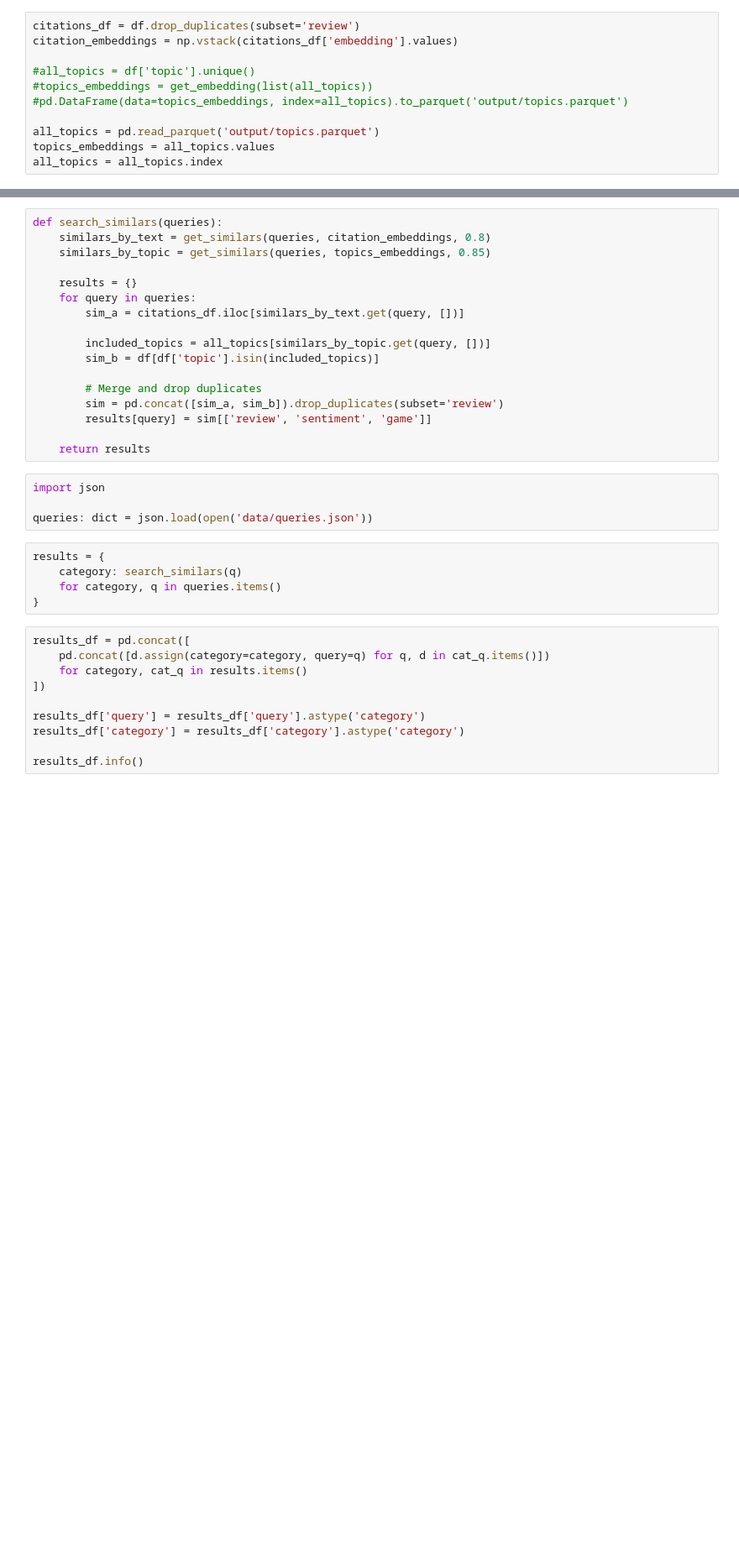
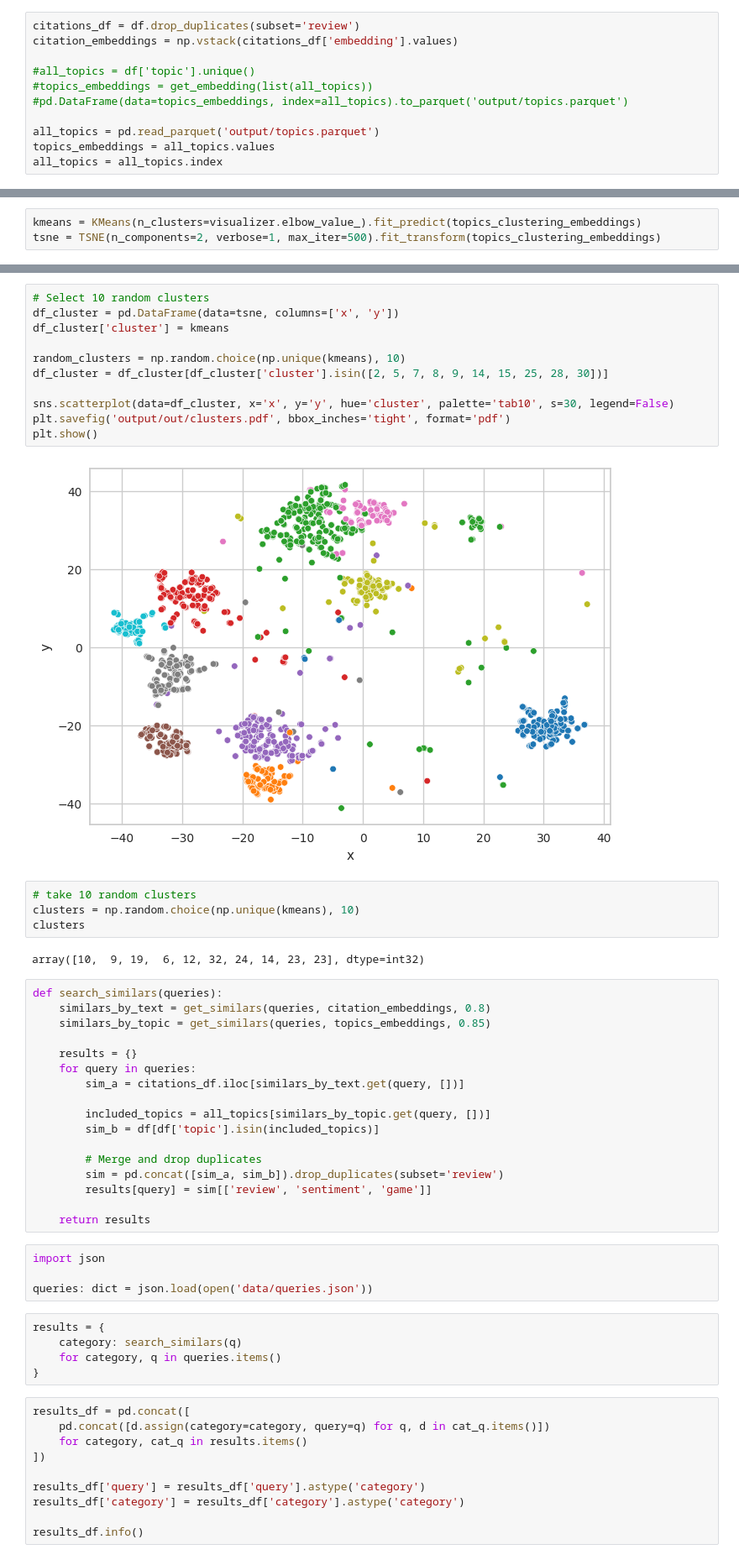
Before and after one commit to rik1599/mth-review-analysis, a Jupyter notebook: queries.ipynb, the cells around one changed output, grey strips where cells are left out. Shown: that part at 84% size. Drawn from its saved outputs; the diff is of its cells as text; blank space fills up the shorter version.

```diff
--- a/queries.ipynb
+++ b/queries.ipynb
@@ -90,0 +85,3 @@ all_topics = all_topics.index
+# %%
+kmeans = KMeans(n_clusters=visualizer.elbow_value_).fit_predict(topics_clustering_embeddings)
+tsne = TSNE(n_components=2, verbose=1, max_iter=500).fit_transform(topics_clustering_embeddings)
@@ -91,3 +102,22 @@ all_topics = all_topics.index
+# %%
+# Select 10 random clusters
+df_cluster = pd.DataFrame(data=tsne, columns=['x', 'y'])
+df_cluster['cluster'] = kmeans
+
+random_clusters = np.random.choice(np.unique(kmeans), 10)
+df_cluster = df_cluster[df_cluster['cluster'].isin([2, 5, 7, 8, 9, 14, 15, 25, 28, 30])]
+
+sns.scatterplot(data=df_cluster, x='x', y='y', hue='cluster', palette='tab10', s=30, legend=False)
+plt.savefig('output/out/clusters.pdf', bbox_inches='tight', format='pdf')
+plt.show()
+# %% [output]
+[figure, added]
+# %%
+# take 10 random clusters
+clusters = np.random.choice(np.unique(kmeans), 10)
+clusters
+# %% [output]
+array([10,  9, 19,  6, 12, 32, 24, 14, 23, 23], dtype=int32)
 # %%
 def search_similars(queries):
     similars_by_text = get_similars(queries, citation_embeddings, 0.8)
```
Also changed, not shown: parts of 15 cells of this notebook.
